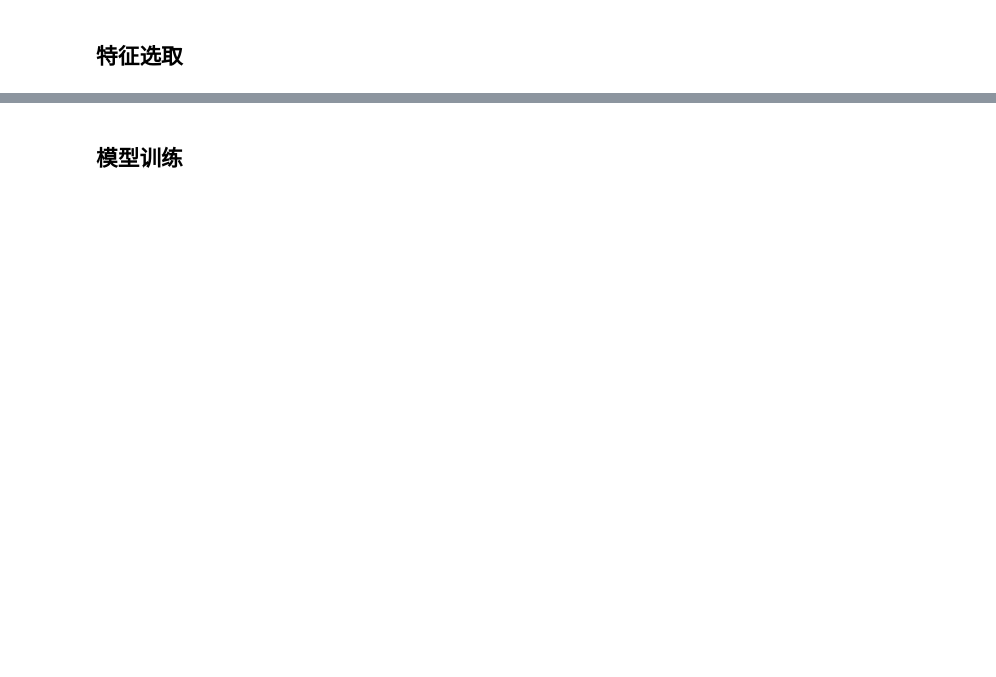
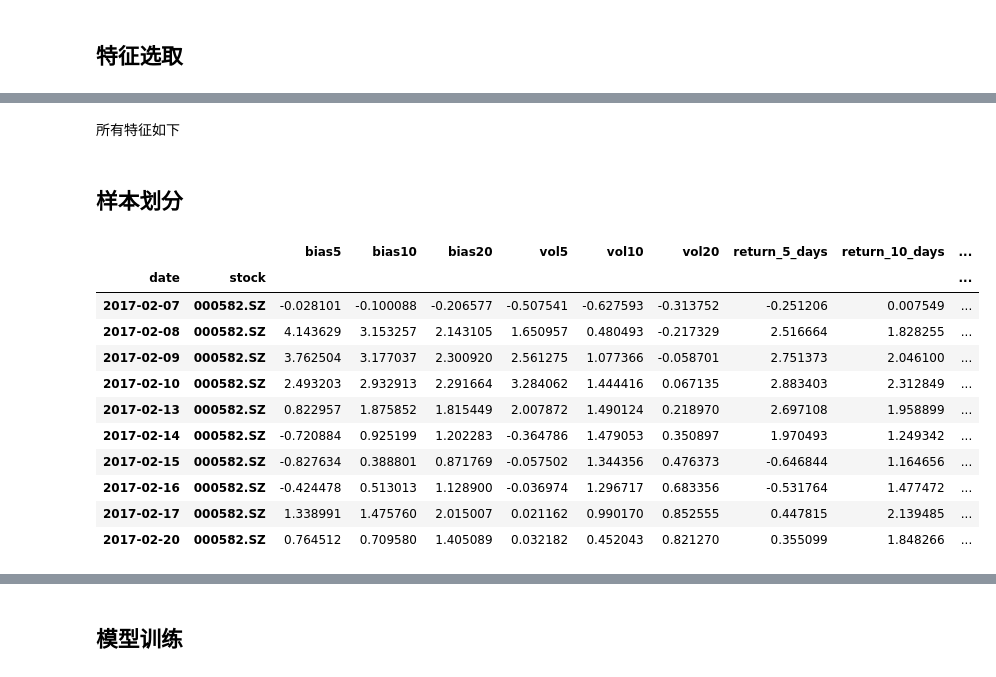
Before and after one commit to ypan-code/factors, a Jupyter notebook: SVM择时.ipynb, the cells around one changed output, grey strips where cells are left out. Saved outputs shown, nothing was run; the diff lists cells and outputs as text; code cells hidden in the pictures; blank space fills up the shorter version.

```diff
--- a/SVM择时.ipynb
+++ b/SVM择时.ipynb
@@ -53,0 +103,6 @@ features = ['boll', 'macd', 'price_rank_1_months']
+# %%
+# 添加波动率特征
+raw_data['vol5'] = raw_data.close.rolling(5).std()
+raw_data['vol10'] = raw_data.close.rolling(10).std()
+raw_data['vol20'] = raw_data.close.rolling(20).std()
+raw_data.tail(5)
@@ -53,0 +139,2 @@ features = ['boll', 'macd', 'price_rank_1_months']
+# %% [markdown]
+所有特征如下
@@ -53,0 +145,2 @@ features = ['boll', 'macd', 'price_rank_1_months']
+# %% [markdown]
+## 样本划分
@@ -53,0 +150,25 @@ features = ['boll', 'macd', 'price_rank_1_months']
+# %%
+median = pd.DataFrame(index = data.index.get_level_values('date').unique())
+mad = pd.DataFrame(index = data.index.get_level_values('date').unique())
+def func(feature_col):
+    median[feature_col.name] = feature_col.groupby('date', group_keys = False).median()
+    mad[feature_col.name] = feature_col.groupby('date', group_keys = False).apply(lambda x: np.median(np.abs(x - np.median(x))))
+    return None
+data[features].apply(func)
+data[features].groupby('date').apply(lambda x: x.apply(lambda y: np.clip(y, median.loc[x.name, y.name] - 3 * mad.loc[x.name, y.name], median.loc[x.name, y.name] + 3 * mad.loc[x.name, y.name])))
+# 标准化
+data[features] = data[features].groupby('date').apply(lambda x: (x - x.mean()) / x.std())
+data.head(10)
+# %% [output]
+|  |  | bias5 | bias10 | bias20 | vol5 | vol10 | vol20 | return_5_days | return_10_days | ... |
+| date | stock |  |  |  |  |  |  |  |  | ... |
+| 2017-02-07 | 000582.SZ | -0.028101 | -0.100088 | -0.206577 | -0.507541 | -0.627593 | -0.313752 | -0.251206 | 0.007549 | ... |
+| 2017-02-08 | 000582.SZ | 4.143629 | 3.153257 | 2.143105 | 1.650957 | 0.480493 | -0.217329 | 2.516664 | 1.828255 | ... |
+| 2017-02-09 | 000582.SZ | 3.762504 | 3.177037 | 2.300920 | 2.561275 | 1.077366 | -0.058701 | 2.751373 | 2.046100 | ... |
+| 2017-02-10 | 000582.SZ | 2.493203 | 2.932913 | 2.291664 | 3.284062 | 1.444416 | 0.067135 | 2.883403 | 2.312849 | ... |
+| 2017-02-13 | 000582.SZ | 0.822957 | 1.875852 | 1.815449 | 2.007872 | 1.490124 | 0.218970 | 2.697108 | 1.958899 | ... |
+| 2017-02-14 | 000582.SZ | -0.720884 | 0.925199 | 1.202283 | -0.364786 | 1.479053 | 0.350897 | 1.970493 | 1.249342 | ... |
+| 2017-02-15 | 000582.SZ | -0.827634 | 0.388801 | 0.871769 | -0.057502 | 1.344356 | 0.476373 | -0.646844 | 1.164656 | ... |
+| 2017-02-16 | 000582.SZ | -0.424478 | 0.513013 | 1.128900 | -0.036974 | 1.296717 | 0.683356 | -0.531764 | 1.477472 | ... |
+| 2017-02-17 | 000582.SZ | 1.338991 | 1.475760 | 2.015007 | 0.021162 | 0.990170 | 0.852555 | 0.447815 | 2.139485 | ... |
+| 2017-02-20 | 000582.SZ | 0.764512 | 0.709580 | 1.405089 | 0.032182 | 0.452043 | 0.821270 | 0.355099 | 1.848266 | ... |
```
Also changed, not shown: parts of 30 cells of this notebook.
